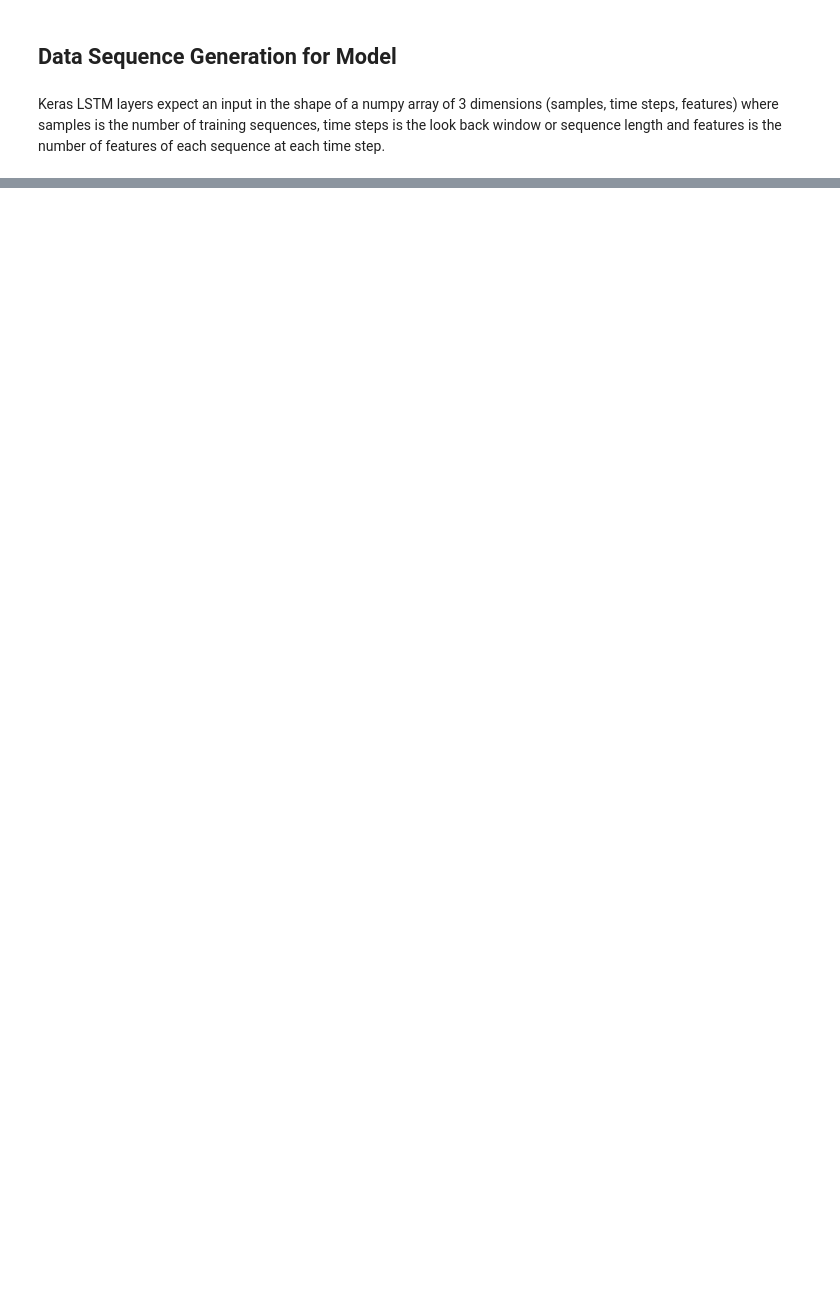
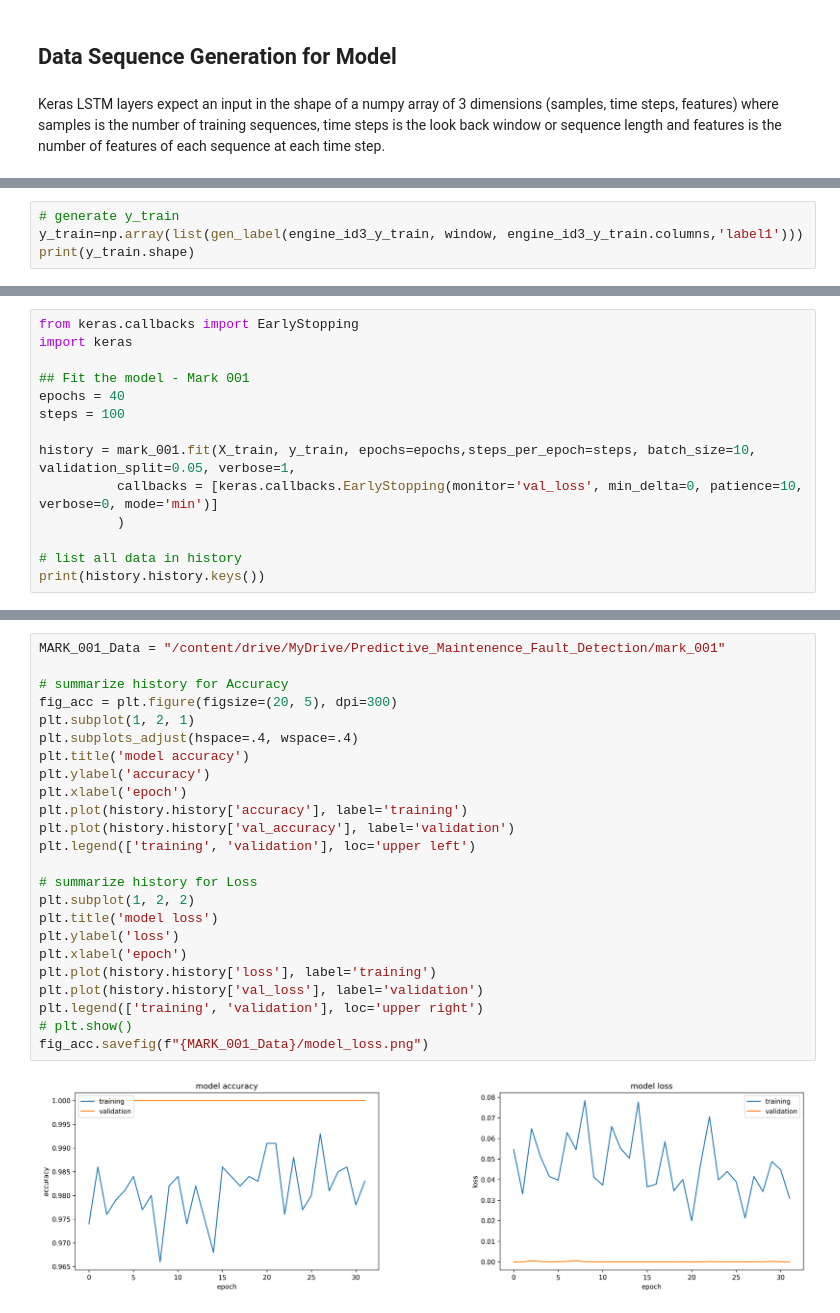
Before and after one commit to arpdm/predictive-maintenance-platform, a Jupyter notebook: PdM_NASA_ENGINES_002.ipynb, the cells around one changed output, grey strips where cells are left out. Saved outputs shown, nothing was run; the diff lists cells and outputs as text; blank space fills up the shorter version.

```diff
--- a/PdM_NASA_ENGINES_002.ipynb
+++ b/PdM_NASA_ENGINES_002.ipynb
@@ -220,0 +248,4 @@ seq_array.shape
+# %%
+# generate y_train
+y_train=np.array(list(gen_label(engine_id3_y_train, window, engine_id3_y_train.columns,'label1')))
+print(y_train.shape)
@@ -220,0 +308,14 @@ seq_array.shape
+# %%
+from keras.callbacks import EarlyStopping
+import keras
+
+## Fit the model - Mark 001
+epochs = 40
+steps = 100
+
+history = mark_001.fit(X_train, y_train, epochs=epochs,steps_per_epoch=steps, batch_size=10, validation_split=0.05, verbose=1,
+          callbacks = [keras.callbacks.EarlyStopping(monitor='val_loss', min_delta=0, patience=10, verbose=0, mode='min')]
+          )
+
+# list all data in history
+print(history.history.keys())
@@ -220,0 +340,26 @@ seq_array.shape
+# %%
+MARK_001_Data = "/content/drive/MyDrive/Predictive_Maintenence_Fault_Detection/mark_001"
+
+# summarize history for Accuracy
+fig_acc = plt.figure(figsize=(20, 5), dpi=300)
+plt.subplot(1, 2, 1)
+plt.subplots_adjust(hspace=.4, wspace=.4)
+plt.title('model accuracy')
+plt.ylabel('accuracy')
+plt.xlabel('epoch')
+plt.plot(history.history['accuracy'], label='training')
+plt.plot(history.history['val_accuracy'], label='validation')
+plt.legend(['training', 'validation'], loc='upper left')
+
+# summarize history for Loss
+plt.subplot(1, 2, 2)
+plt.title('model loss')
+plt.ylabel('loss')
+plt.xlabel('epoch')
+plt.plot(history.history['loss'], label='training')
+plt.plot(history.history['val_loss'], label='validation')
+plt.legend(['training', 'validation'], loc='upper right')
+# plt.show()
+fig_acc.savefig(f"{MARK_001_Data}/model_loss.png")
+# %% [output]
+[figure, added]
```
Also changed, not shown: parts of 42 cells of this notebook.
